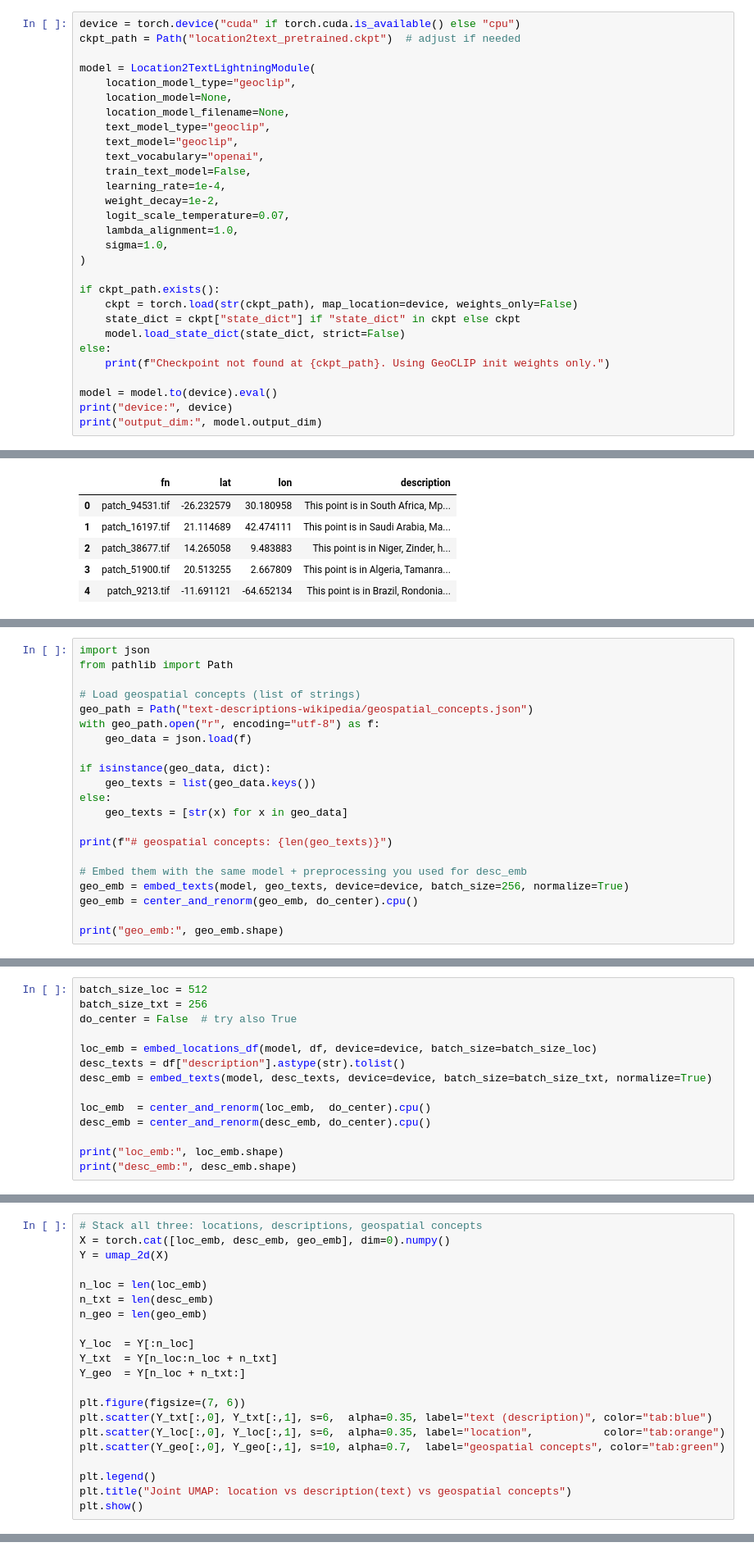
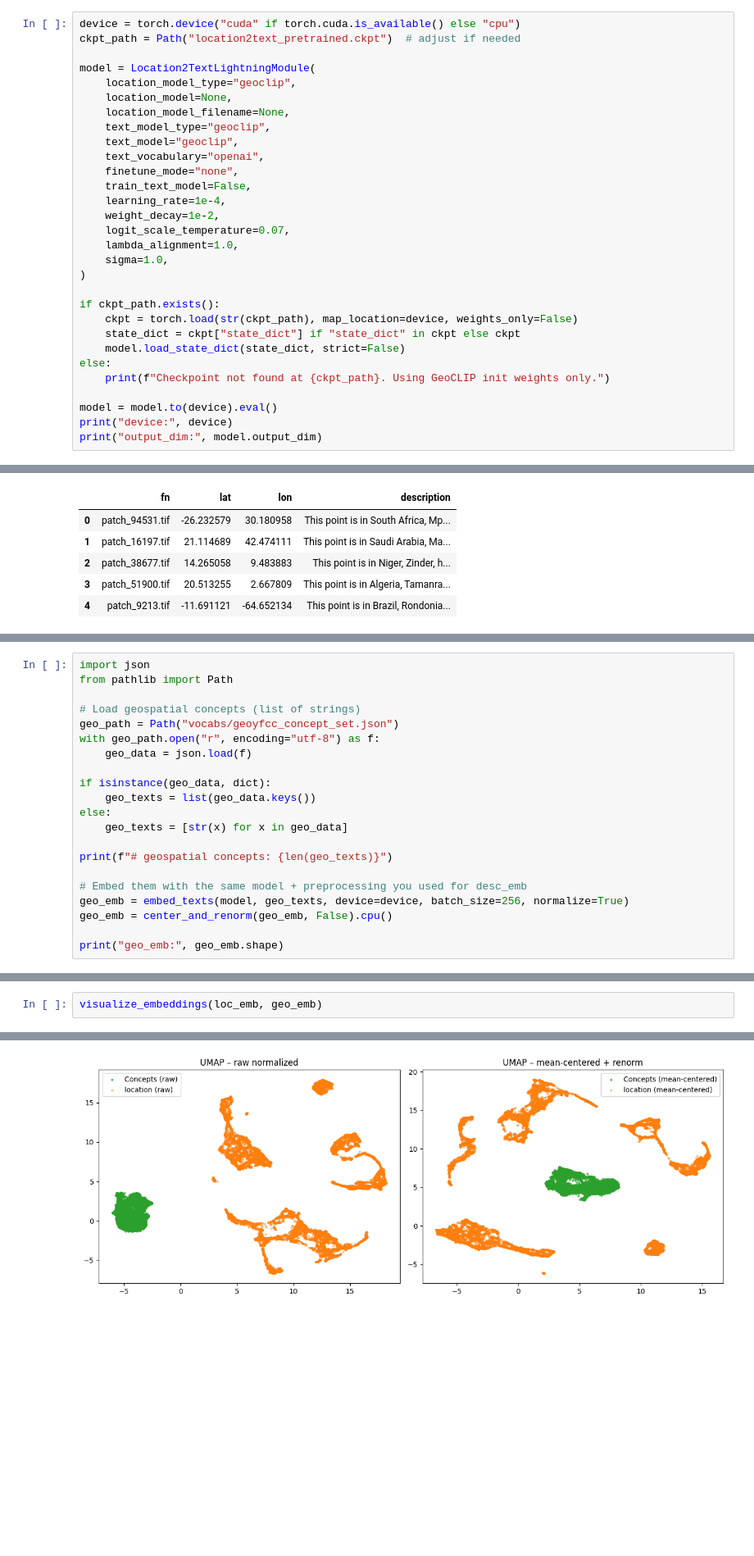
Before and after one commit to sricke/explainable-earth-embeddings, a Jupyter notebook: visualization.ipynb, the cells around one changed output, grey strips where cells are left out. Shown at 82% size. Drawn from its saved outputs; the diff is of its cells as text; blank space fills up the shorter version.

```diff
--- a/visualization.ipynb
+++ b/visualization.ipynb
@@ -38,6 +32,7 @@ model = Location2TextLightningModule(
     text_model_type="geoclip",
     text_model="geoclip",
     text_vocabulary="openai",
+    finetune_mode="none",
     train_text_model=False,
     learning_rate=1e-4,
     weight_decay=1e-2,
@@ -163,7 +154,7 @@ import json
 from pathlib import Path
 
 # Load geospatial concepts (list of strings)
-geo_path = Path("text-descriptions-wikipedia/geospatial_concepts.json")
+geo_path = Path("vocabs/geoyfcc_concept_set.json")
 with geo_path.open("r", encoding="utf-8") as f:
     geo_data = json.load(f)
 
@@ -176,7 +167,7 @@ print(f"# geospatial concepts: {len(geo_texts)}")
 
 # Embed them with the same model + preprocessing you used for desc_emb
 geo_emb = embed_texts(model, geo_texts, device=device, batch_size=256, normalize=True)
-geo_emb = center_and_renorm(geo_emb, do_center).cpu()
+geo_emb = center_and_renorm(geo_emb, False).cpu()
 
 print("geo_emb:", geo_emb.shape)
 # %% [output]
@@ -232,14 +175,0 @@ df.head()
-# %%
-batch_size_loc = 512
-batch_size_txt = 256
-do_center = False  # try also True
-
-loc_emb = embed_locations_df(model, df, device=device, batch_size=batch_size_loc)
-desc_texts = df["description"].astype(str).tolist()
-desc_emb = embed_texts(model, desc_texts, device=device, batch_size=batch_size_txt, normalize=True)
-
-loc_emb  = center_and_renorm(loc_emb,  do_center).cpu()
-desc_emb = center_and_renorm(desc_emb, do_center).cpu()
-
-print("loc_emb:", loc_emb.shape)
-print("desc_emb:", desc_emb.shape)
@@ -249,21 +175,0 @@ desc_emb: torch.Size([1514, 512])
-# %%
-# Stack all three: locations, descriptions, geospatial concepts
-X = torch.cat([loc_emb, desc_emb, geo_emb], dim=0).numpy()
-Y = umap_2d(X)
-
-n_loc = len(loc_emb)
-n_txt = len(desc_emb)
-n_geo = len(geo_emb)
-
-Y_loc  = Y[:n_loc]
-Y_txt  = Y[n_loc:n_loc + n_txt]
-Y_geo  = Y[n_loc + n_txt:]
-
-plt.figure(figsize=(7, 6))
-plt.scatter(Y_txt[:,0], Y_txt[:,1], s=6,  alpha=0.35, label="text (description)", color="tab:blue")
-plt.scatter(Y_loc[:,0], Y_loc[:,1], s=6,  alpha=0.35, label="location",           color="tab:orange")
-plt.scatter(Y_geo[:,0], Y_geo[:,1], s=10, alpha=0.7,  label="geospatial concepts", color="tab:green")
-
-plt.legend()
-plt.title("Joint UMAP: location vs description(text) vs geospatial concepts")
-plt.show()
@@ -321,0 +221,3 @@ plt.show()
+# %%
+visualize_embeddings(loc_emb, geo_emb)
+# %% [output]
@@ -321,0 +225 @@ plt.show()
+[figure, added]
```
Also changed, not shown: parts of 20 cells of this notebook.
